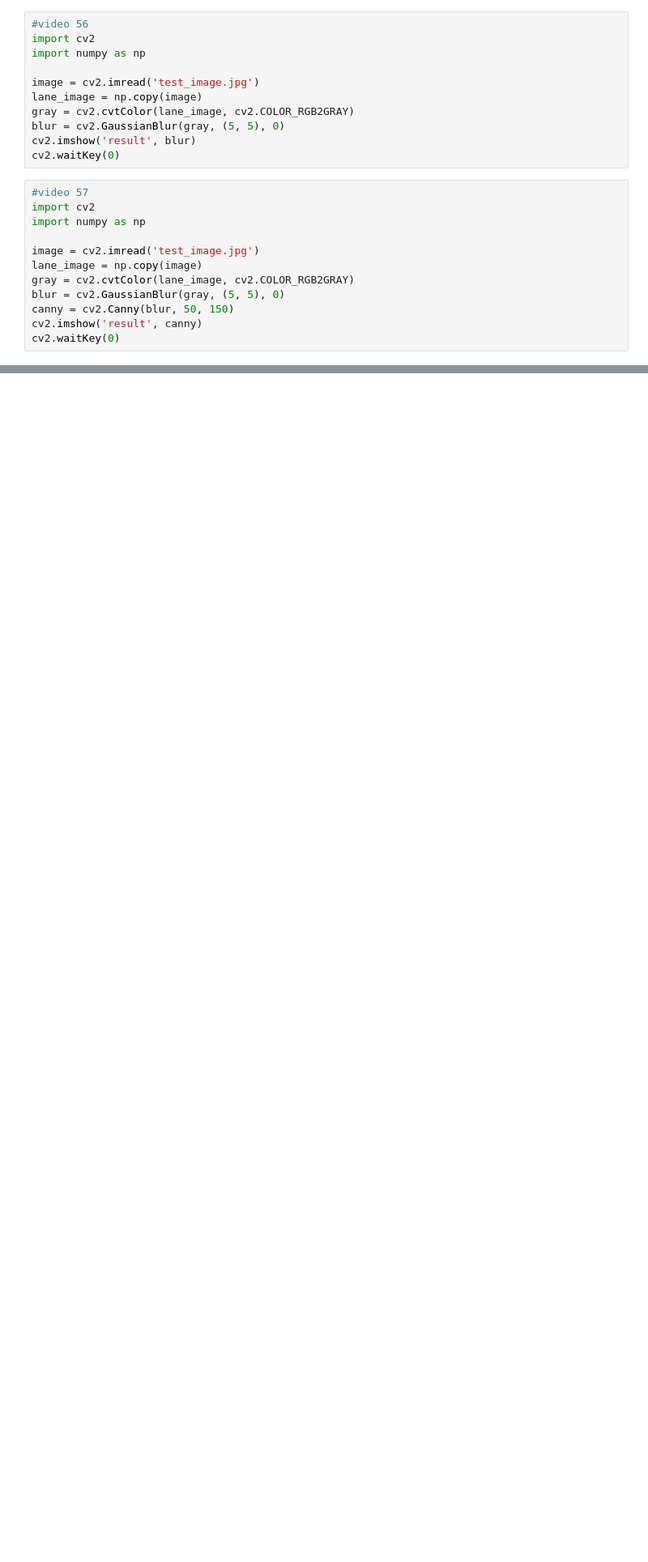
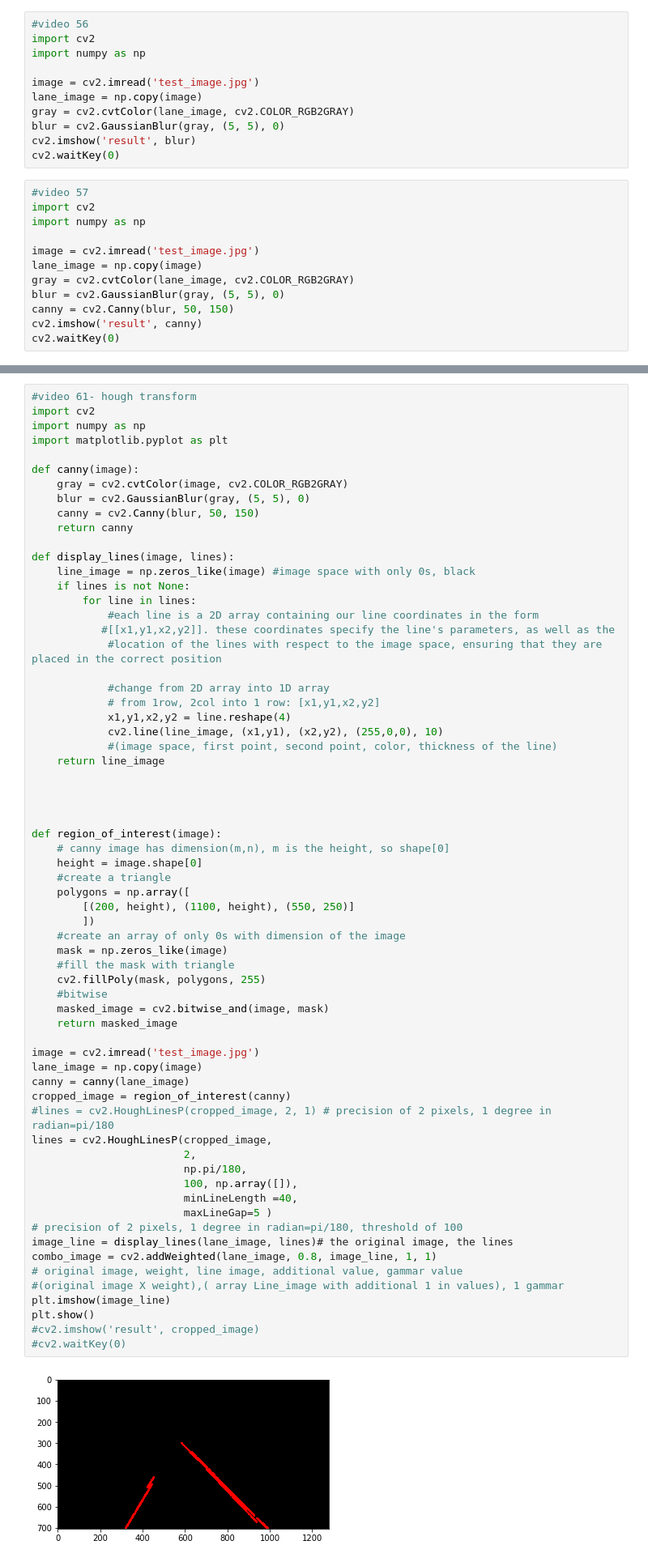
Before and after one commit to Hoangvo92/self-driving-car, a Jupyter notebook: selfDrivingCar/finding-lanes/record_file.ipynb, the cells around one changed output, grey strips where cells are left out. Shown at 81% size. Saved outputs shown, nothing was run; the diff lists cells and outputs as text; blank space fills up the shorter version.

Commit message:
video 61

```diff
--- a/selfDrivingCar/finding-lanes/record_file.ipynb
+++ b/selfDrivingCar/finding-lanes/record_file.ipynb
@@ -102,0 +109,67 @@ plt.show()
+# %%
+#video 61- hough transform
+import cv2
+import numpy as np
+import matplotlib.pyplot as plt
+
+def canny(image):
+    gray = cv2.cvtColor(image, cv2.COLOR_RGB2GRAY)
+    blur = cv2.GaussianBlur(gray, (5, 5), 0)
+    canny = cv2.Canny(blur, 50, 150)
+    return canny
+
+def display_lines(image, lines):
+    line_image = np.zeros_like(image) #image space with only 0s, black
+    if lines is not None:
+        for line in lines:
+            #each line is a 2D array containing our line coordinates in the form
+           #[[x1,y1,x2,y2]]. these coordinates specify the line's parameters, as well as the
+            #location of the lines with respect to the image space, ensuring that they are placed in the correct position
+
+            #change from 2D array into 1D array
+            # from 1row, 2col into 1 row: [x1,y1,x2,y2]
+            x1,y1,x2,y2 = line.reshape(4)
+            cv2.line(line_image, (x1,y1), (x2,y2), (255,0,0), 10)
+            #(image space, first point, second point, color, thickness of the line)
+    return line_image
+
+
+
+
+def region_of_interest(image):
+    # canny image has dimension(m,n), m is the height, so shape[0]
+    height = image.shape[0]
+    #create a triangle
+    polygons = np.array([
+        [(200, height), (1100, height), (550, 250)]
+        ])
+    #create an array of only 0s with dimension of the image
+    mask = np.zeros_like(image)
+    #fill the mask with triangle
+    cv2.fillPoly(mask, polygons, 255)
+    #bitwise
+    masked_image = cv2.bitwise_and(image, mask)
+    return masked_image
+
+image = cv2.imread('test_image.jpg')
+lane_image = np.copy(image)
+canny = canny(lane_image)
+cropped_image = region_of_interest(canny)
+#lines = cv2.HoughLinesP(cropped_image, 2, 1) # precision of 2 pixels, 1 degree in radian=pi/180
+lines = cv2.HoughLinesP(cropped_image,
+                        2,
+                        np.pi/180,
+                        100, np.array([]),
+                        minLineLength =40,
+                        maxLineGap=5 )
+# precision of 2 pixels, 1 degree in radian=pi/180, threshold of 100
+image_line = display_lines(lane_image, lines)# the original image, the lines
+combo_image = cv2.addWeighted(lane_image, 0.8, image_line, 1, 1)
+# original image, weight, line image, additional value, gammar value
+#(original image X weight),( array Line_image with additional 1 in values), 1 gammar
+plt.imshow(image_line)
+plt.show()
+#cv2.imshow('result', cropped_image)
+#cv2.waitKey(0)
+# %% [output]
+[figure, added]
```
Also changed, not shown: parts of 4 cells of this notebook, 2 other files.
